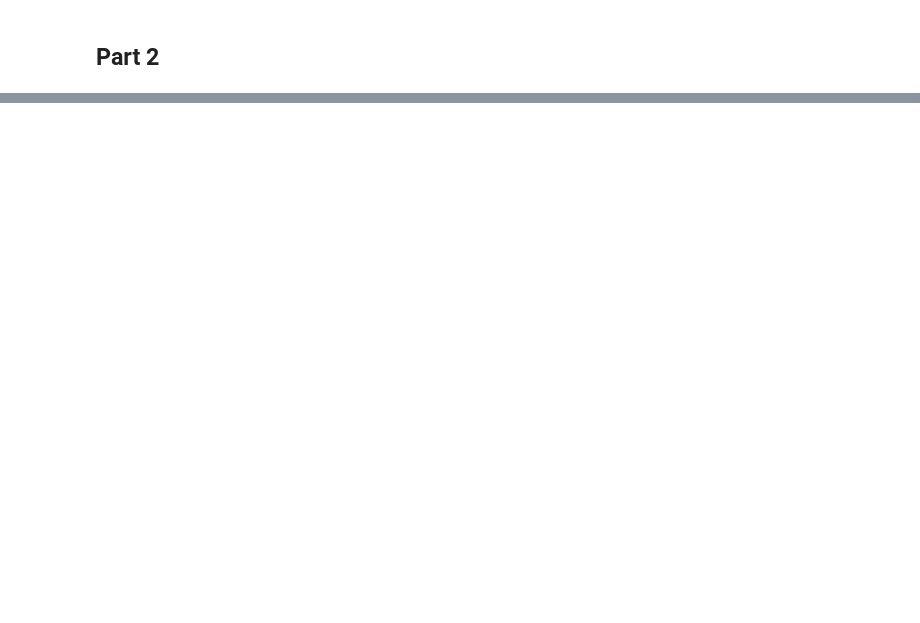
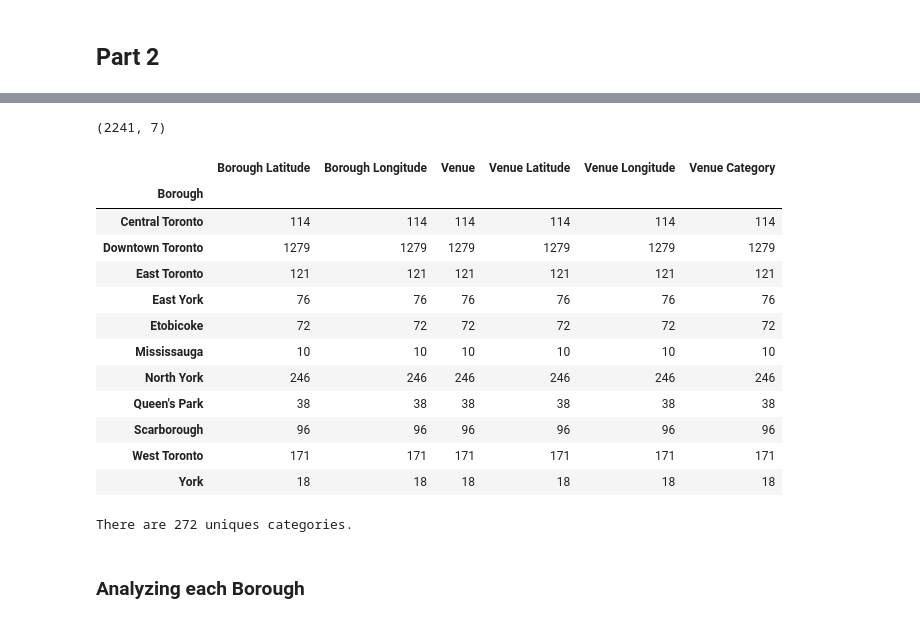
Before and after one commit to brunobsalles/Coursera_Capstone, a Jupyter notebook: Segmenting and Clustering Neighborhoods.ipynb, the cells around one changed output, grey strips where cells are left out. Cells and saved outputs as stored; diff of their text form; code cells hidden in the pictures; blank space fills up the shorter version.

```diff
--- a/Segmenting and Clustering Neighborhoods.ipynb
+++ b/Segmenting and Clustering Neighborhoods.ipynb
@@ -53,0 +157,19 @@ toronto_neighborhoods.shape
+# %%
+# create map of Toronto using latitude and longitude values
+map_toronto = folium.Map(location=[latitude, longitude], zoom_start=10)
+
+# add markers to map
+for lat, lng, borough, neighborhood in zip(toronto_neighborhoods['Latitude'], toronto_neighborhoods['Longitude'], toronto_neighborhoods['Borough'], toronto_neighborhoods['Neighborhood']):
+    label = '{}, {}'.format(neighborhood, borough)
+    label = folium.Popup(label, parse_html=True)
+    folium.CircleMarker(
+        [lat, lng],
+        radius=5,
+        popup=label,
+        color='blue',
+        fill=True,
+        fill_color='#3186cc',
+        fill_opacity=0.7,
+        parse_html=False).add_to(map_toronto)
+
+map_toronto
@@ -53,0 +259,26 @@ toronto_neighborhoods.shape
+# %%
+toronto_venues.shape
+# %% [output]
+(2241, 7)
+# %%
+toronto_venues.groupby('Borough').count()
+# %% [output]
+|  | Borough Latitude | Borough Longitude | Venue | Venue Latitude | Venue Longitude | Venue Category |
+| Borough |  |  |  |  |  |  |
+| Central Toronto | 114 | 114 | 114 | 114 | 114 | 114 |
+| Downtown Toronto | 1279 | 1279 | 1279 | 1279 | 1279 | 1279 |
+| East Toronto | 121 | 121 | 121 | 121 | 121 | 121 |
+| East York | 76 | 76 | 76 | 76 | 76 | 76 |
+| Etobicoke | 72 | 72 | 72 | 72 | 72 | 72 |
+| Mississauga | 10 | 10 | 10 | 10 | 10 | 10 |
+| North York | 246 | 246 | 246 | 246 | 246 | 246 |
+| Queen's Park | 38 | 38 | 38 | 38 | 38 | 38 |
+| Scarborough | 96 | 96 | 96 | 96 | 96 | 96 |
+| West Toronto | 171 | 171 | 171 | 171 | 171 | 171 |
+| York | 18 | 18 | 18 | 18 | 18 | 18 |
+# %%
+print('There are {} uniques categories.'.format(len(toronto_venues['Venue Category'].unique())))
+# %% [output]
+There are 272 uniques categories.
+# %% [markdown]
+### Analyzing each Borough
```
Also changed, not shown: parts of 25 cells of this notebook.
